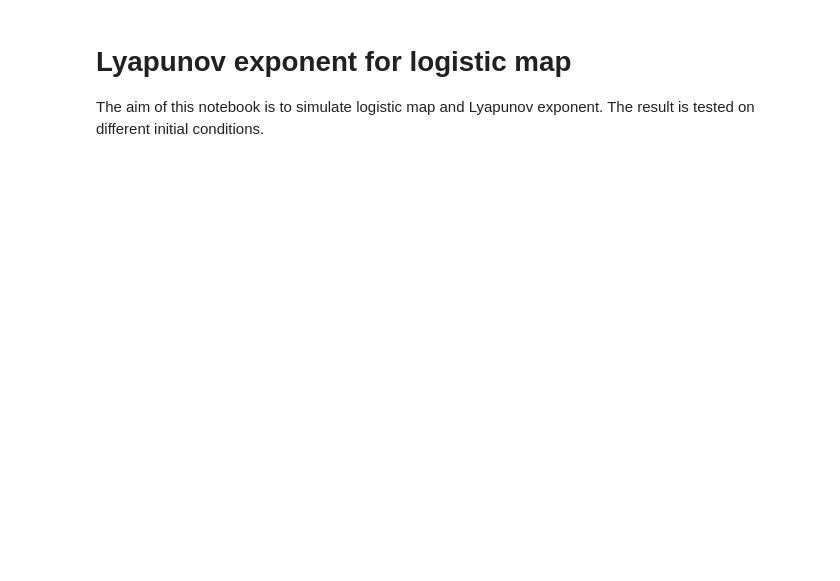
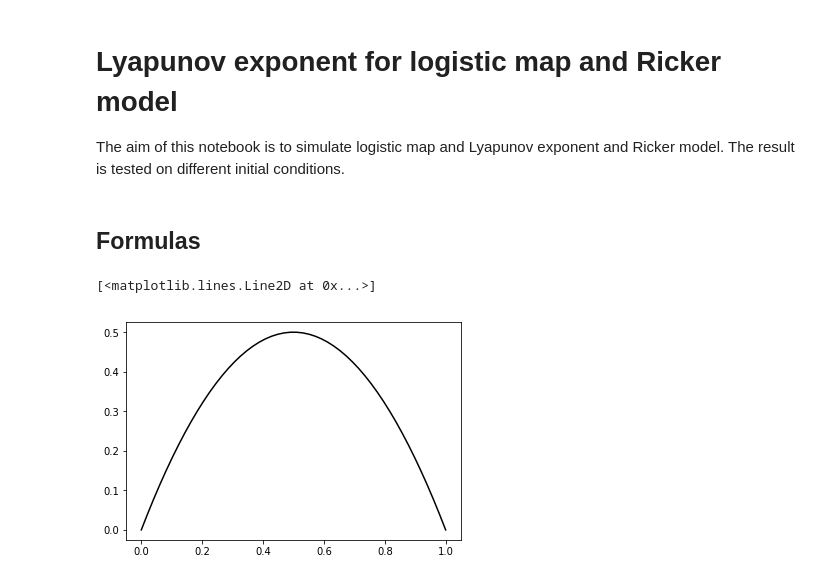
Before and after one commit to varya10/FS21physics_of_life_project, a Jupyter notebook: lyapunov_exponent.ipynb, the cells around one changed output. Cells and saved outputs as stored; diff of their text form; code cells hidden in the pictures; blank space fills up the shorter version.

```diff
--- a/lyapunov_exponent.ipynb
+++ b/lyapunov_exponent.ipynb
@@ -1,12 +1,22 @@
 # %% [markdown]
-# Lyapunov exponent for logistic map
+# Lyapunov exponent for logistic map and Ricker model
 
-The aim of this notebook is to simulate logistic map and Lyapunov exponent. The result is tested on different initial conditions.
+The aim of this notebook is to simulate logistic map and Lyapunov exponent and Ricker model. The result is tested on different initial conditions.
 # %%
 import numpy as np
 import matplotlib.pyplot as plt
 %matplotlib inline
+# %% [markdown]
+## Formulas
 # %%
-def logistic_map(mu, n):
-#define the formula of logistic map
-    return mu * n * (1 - n)
+def logistic_map(r, n):
+#define the function of logistic map
+    return r * n * (1 - n)
+# %%
+# graphic representation of the function
+x = np.linspace(0, 1)
+fig, ax = plt.subplots(1, 1)
+ax.plot(x, logistic_map(2, x), 'k')
+# %% [output]
+[<matplotlib.lines.Line2D at 0x...>]
+[figure, added]
```
Also changed, not shown: parts of 24 cells of this notebook.
